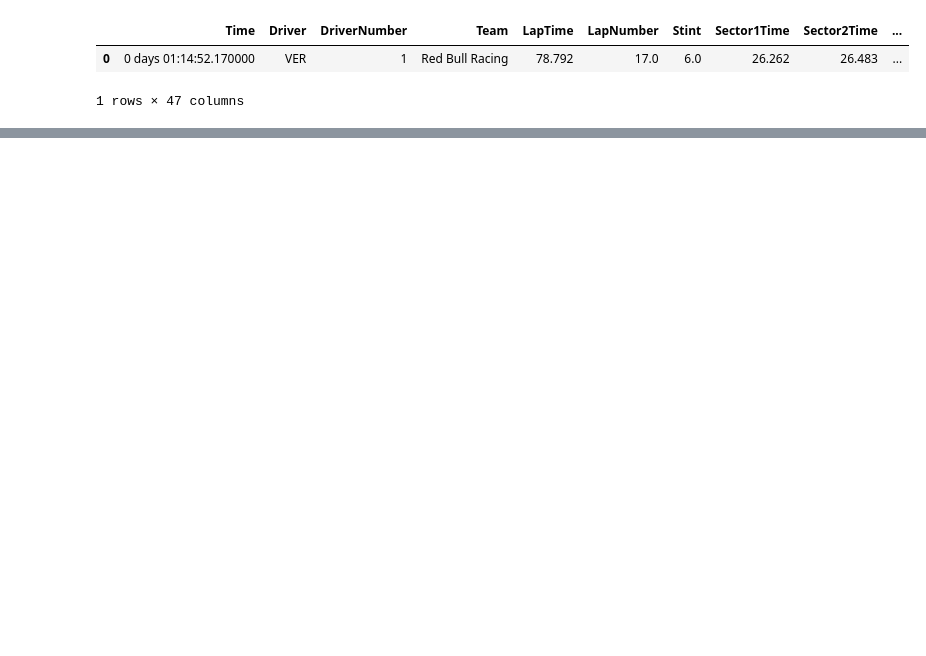
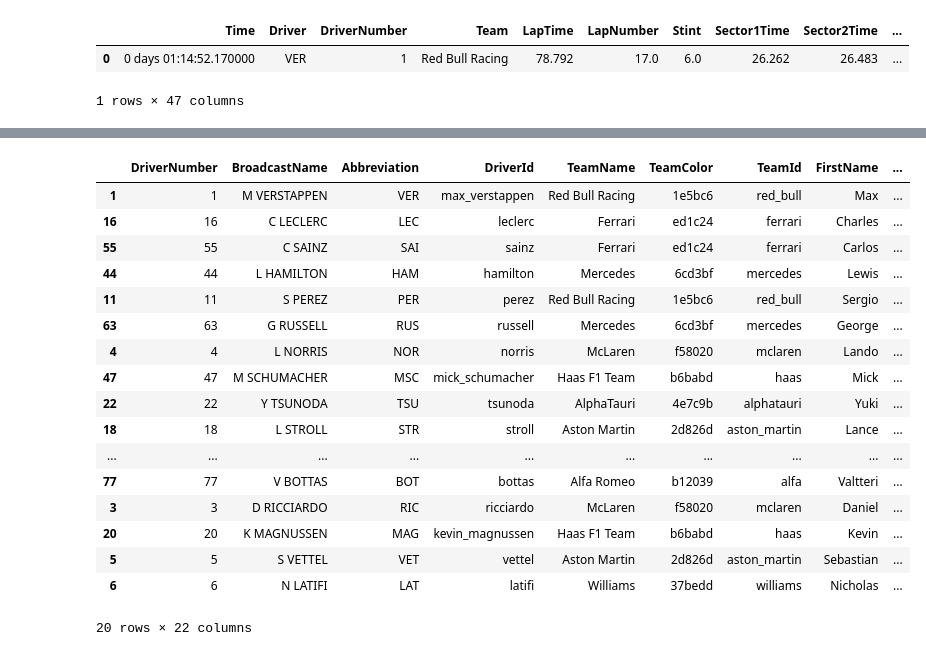
Before and after one commit to luk3luca/ML_F1, a Jupyter notebook: quali_telemetry_ft_builder.ipynb, the cells around one changed output, grey strips where cells are left out. Cells and saved outputs as stored; diff of their text form; code cells hidden in the pictures; blank space fills up the shorter version.

```diff
--- a/quali_telemetry_ft_builder.ipynb
+++ b/quali_telemetry_ft_builder.ipynb
@@ -497,0 +813,25 @@ lap_features
+# %%
+YEAR = 2022
+LOCATION = 'Zandvort'
+
+session = ff1.get_session(YEAR, LOCATION, 'Q')
+session.load()
+drivers = session.drivers
+print(drivers)
+print('------')
+try:
+    for rank, driver_number in enumerate(drivers):
+        print('Driver: ' + driver_number)
+        fastest_lap = session.laps.pick_drivers(driver_number).pick_fastest()
+        try:
+            telemetry_driver = fastest_lap.get_telemetry().add_distance()
+
+            physics_df = telemetry_driver.copy()
+            physics_df = calculate_physics(physics_df)
+            physics_df = compute_accelerations(physics_df)
+            lap_features = compute_data_df(physics_df, fastest_lap, session, YEAR, LOCATION)
+            lap_features['Rank'] = rank+1
+        except Exception as e:
+            print(f"Driver problem: {driver_number}, {e}")
+except Exception as e:
+    print(f"Skipped {LOCATION} {YEAR}: {e}")
@@ -497,0 +857,21 @@ lap_features
+# %%
+session.results
+# %% [output]
+|  | DriverNumber | BroadcastName | Abbreviation | DriverId | TeamName | TeamColor | TeamId | FirstName | ... |
+| 1 | 1 | M VERSTAPPEN | VER | max_verstappen | Red Bull Racing | 1e5bc6 | red_bull | Max | ... |
+| 16 | 16 | C LECLERC | LEC | leclerc | Ferrari | ed1c24 | ferrari | Charles | ... |
+| 55 | 55 | C SAINZ | SAI | sainz | Ferrari | ed1c24 | ferrari | Carlos | ... |
+| 44 | 44 | L HAMILTON | HAM | hamilton | Mercedes | 6cd3bf | mercedes | Lewis | ... |
+| 11 | 11 | S PEREZ | PER | perez | Red Bull Racing | 1e5bc6 | red_bull | Sergio | ... |
+| 63 | 63 | G RUSSELL | RUS | russell | Mercedes | 6cd3bf | mercedes | George | ... |
+| 4 | 4 | L NORRIS | NOR | norris | McLaren | f58020 | mclaren | Lando | ... |
+| 47 | 47 | M SCHUMACHER | MSC | mick_schumacher | Haas F1 Team | b6babd | haas | Mick | ... |
+| 22 | 22 | Y TSUNODA | TSU | tsunoda | AlphaTauri | 4e7c9b | alphatauri | Yuki | ... |
+| 18 | 18 | L STROLL | STR | stroll | Aston Martin | 2d826d | aston_martin | Lance | ... |
+| ... | ... | ... | ... | ... | ... | ... | ... | ... | ... |
+| 77 | 77 | V BOTTAS | BOT | bottas | Alfa Romeo | b12039 | alfa | Valtteri | ... |
+| 3 | 3 | D RICCIARDO | RIC | ricciardo | McLaren | f58020 | mclaren | Daniel | ... |
+| 20 | 20 | K MAGNUSSEN | MAG | kevin_magnussen | Haas F1 Team | b6babd | haas | Kevin | ... |
+| 5 | 5 | S VETTEL | VET | vettel | Aston Martin | 2d826d | aston_martin | Sebastian | ... |
+| 6 | 6 | N LATIFI | LAT | latifi | Williams | 37bedd | williams | Nicholas | ... |
+20 rows × 22 columns
```
Also changed, not shown: parts of 24 cells of this notebook, 2 other files.
